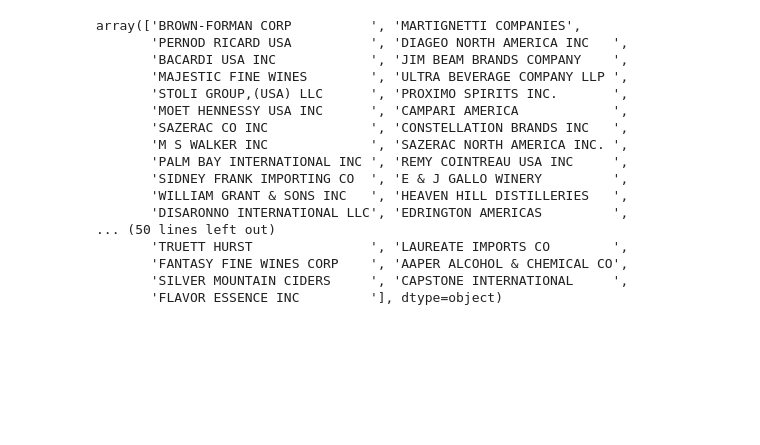
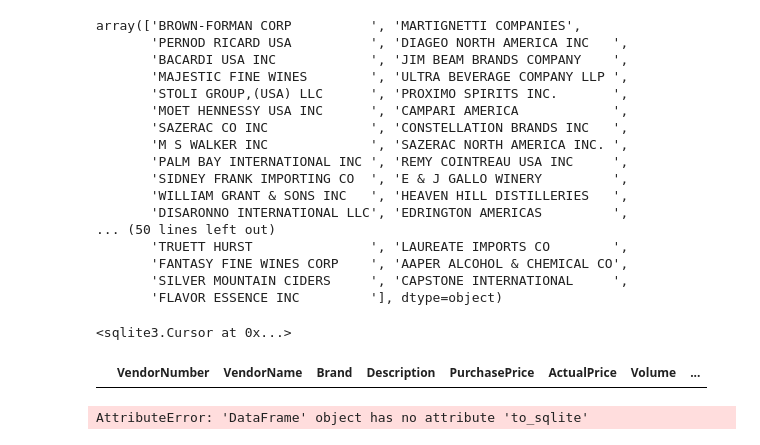
Before and after one commit to Satyarthranjan8051/Vendor-Performance-Data-Analytics, a Jupyter notebook: Exploratory Data Analysis.ipynb, the cells around one changed output. Cells and saved outputs as stored; diff of their text form; code cells hidden in the pictures; blank space fills up the shorter version.

```diff
--- a/Exploratory Data Analysis.ipynb
+++ b/Exploratory Data Analysis.ipynb
@@ -502,0 +513,34 @@ vendor_sales_summary['VendorName'] = vendor_sales_summary['VendorName'].str.stri
+# %%
+cursor.execute("""CREATE TABLE vendor_sales_summary (
+            VendorNumber INTEGER,
+            VendorName Varchar(100),
+            Brand INT,
+            Description Varchar(100),
+            PurchasePrice Decimal(10,2),
+            ActualPrice Decimal(10,2),
+            Volume,
+            TotalPurchaseQuantity INTEGER,
+            TotalPurchaseDollars Decimal(10,2),
+            TotalSalesQuantity INTEGER,
+            TotalSalesDollars Decimal(15,2),
+            TotalSalesPrice Decimal(15,2),
+            TotalExciseTax Decimal(15,2),
+            FreightCost Decimal(15,2),
+            GrossProfit Decimal(15,2),
+            ProfitMargin Decimal(15,2),
+            StockTurnover Decimal(15,2),
+            SalestoPurchaseRatio Decimal(15,2),
+            PRIMARY KEY (VendorNumber, Brand)
+               );
+
+               """)
+# %% [output]
+<sqlite3.Cursor at 0x...>
+# %%
+pd.read_sql_query("Select * from Vendor_Sales_Summary", conn)
+# %% [output]
+|  | VendorNumber | VendorName | Brand | Description | PurchasePrice | ActualPrice | Volume | ... |
+# %%
+vendor_sales_summary.to_sqlite('vendor_sales_summary', conn, if_exists='replace', index=False)
+# %% [output]
+AttributeError: 'DataFrame' object has no attribute 'to_sqlite'
```
Also changed, not shown: parts of 5 cells of this notebook.
